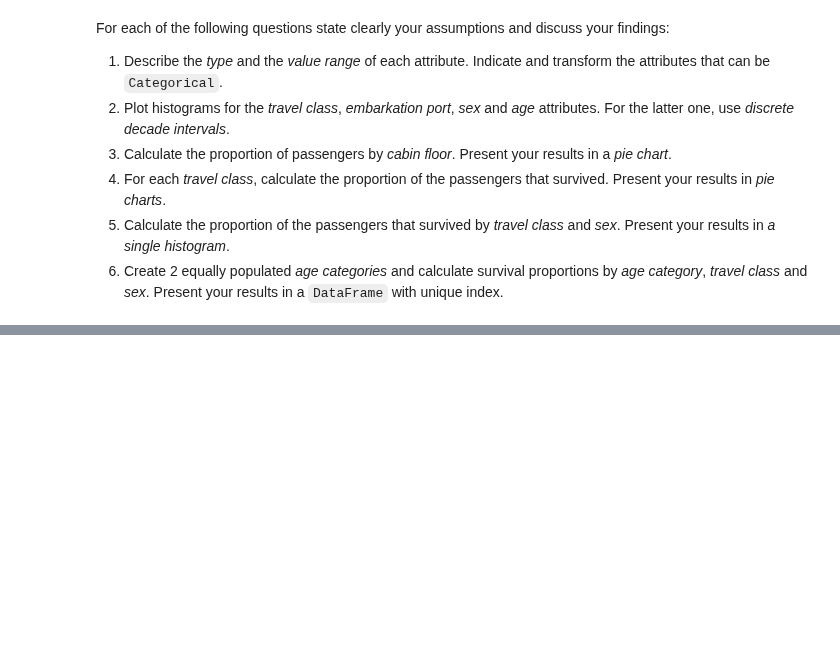
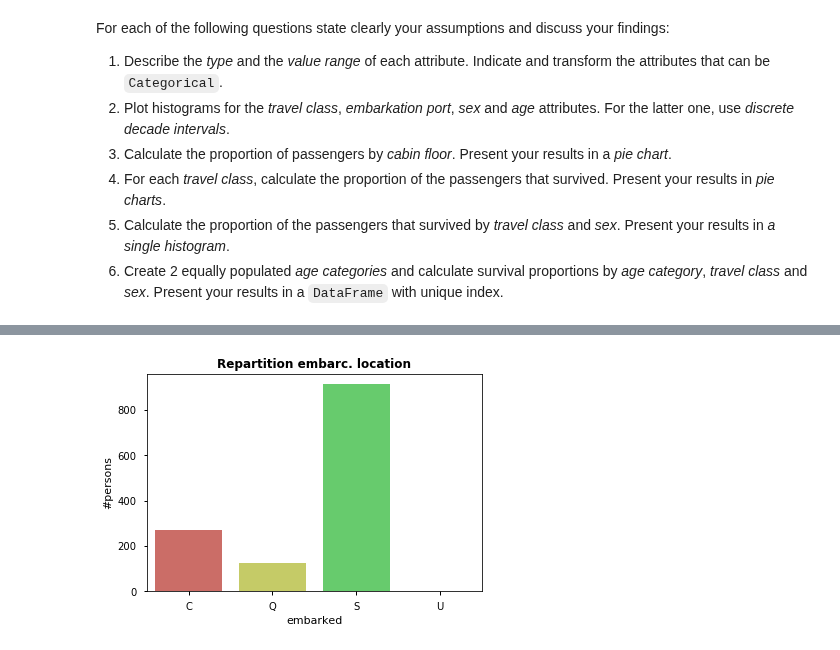
Before and after one commit to AdaTeamElec/ADA2017-Homeworks, a Jupyter notebook: 01 - Pandas and Data Wrangling/Homework 1.ipynb, the cells around one changed output, grey strips where cells are left out. Cells and saved outputs as stored; diff of their text form; code cells hidden in the pictures; blank space fills up the shorter version.

```diff
--- a/01 - Pandas and Data Wrangling/Homework 1.ipynb
+++ b/01 - Pandas and Data Wrangling/Homework 1.ipynb
@@ -492,0 +462,4 @@ For each of the following questions state clearly your assumptions and discuss y
+# %%
+nice_bar_plot(df['embarked'], 'Repartition embarc. location', '#persons')
+# %% [output]
+[figure, added]
```
Also changed, not shown: parts of 41 cells of this notebook.
